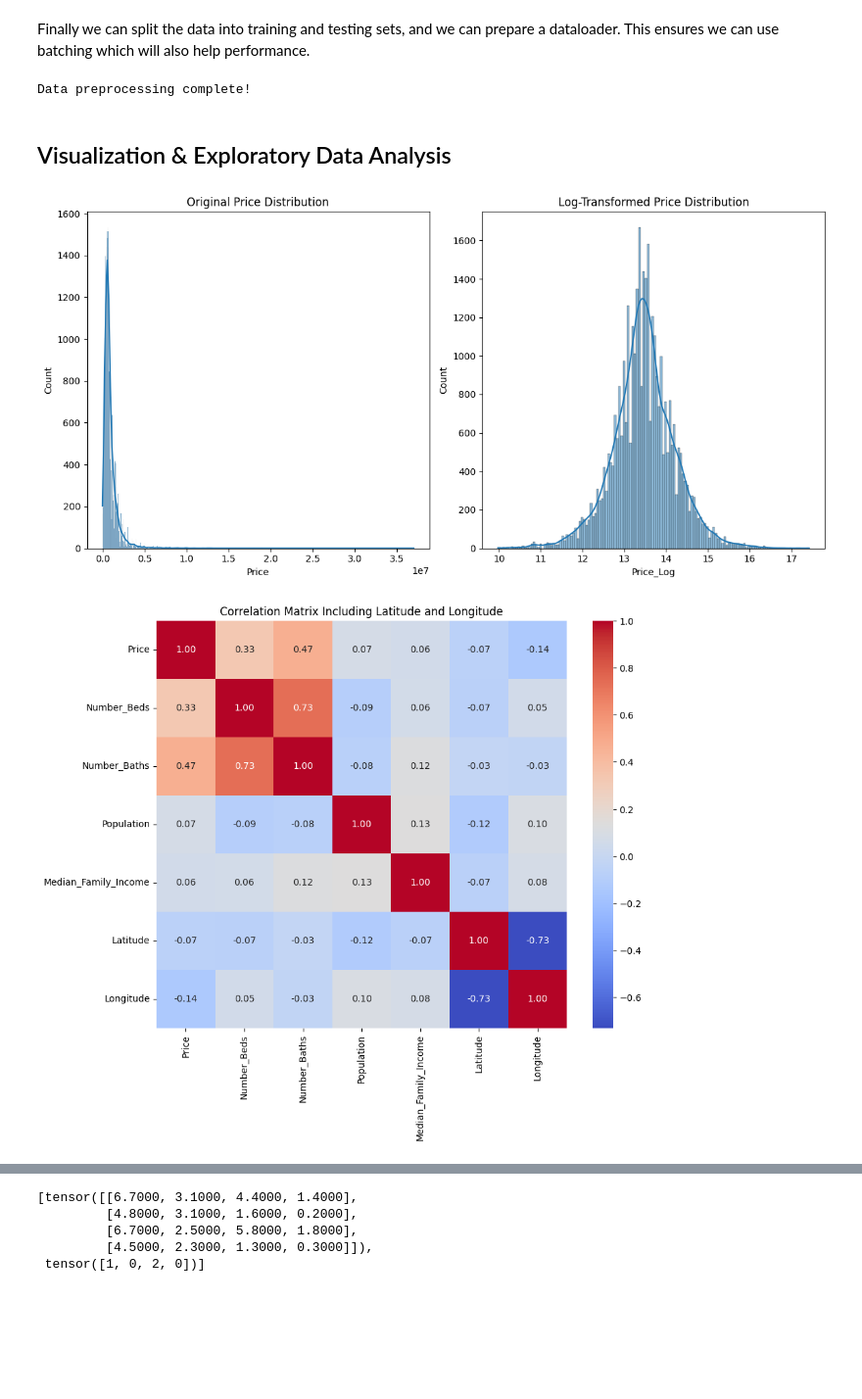
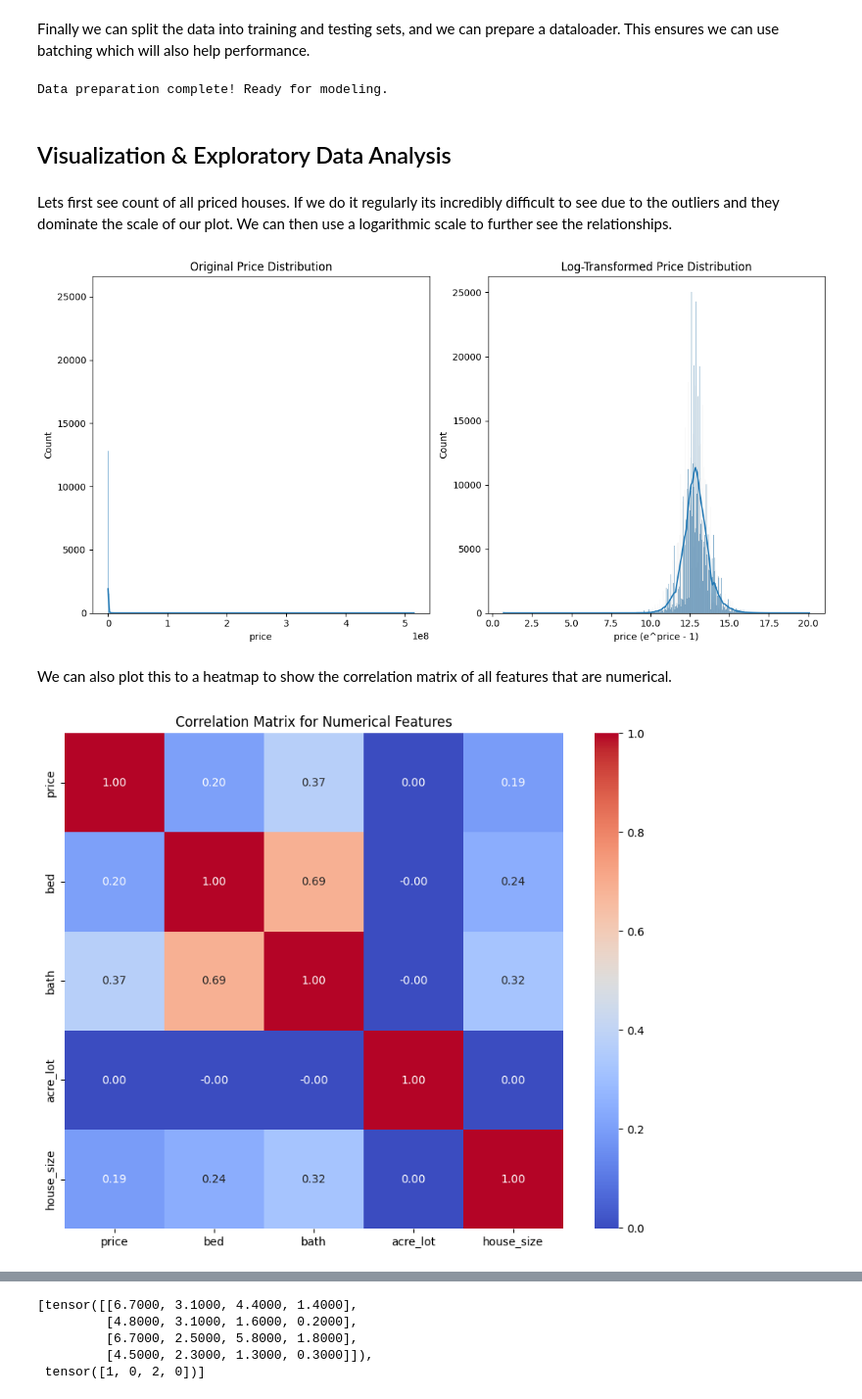
Before and after one commit to sandeepv6/house-prediction-tool, a Jupyter notebook: model/my_model.ipynb, the cells around one changed output, grey strips where cells are left out. Shown at 98% size. Drawn from its saved outputs; the diff is of its cells as text; code cells hidden in the pictures; blank space fills up the shorter version.

Commit message:
Changed dataset and visualizatiom

```diff
--- a/model/my_model.ipynb
+++ b/model/my_model.ipynb
@@ -69,0 +95,4 @@ df = df.drop(columns=['Address'])
+# %%
+df = df.drop_duplicates()
+df = df.reset_index(drop=True)
+print(df)
@@ -70,7 +117,12 @@ df = df.drop(columns=['Address'])
 # %% [markdown]
 Then we can start to encode any categorical values to unique numerical values. This includes province, and city categories.
 # %%
-city_mapping = {city: idx for idx, city in enumerate(df['City'].unique())}
-province_mapping = {province: idx for idx, province in enumerate(df['Province'].unique())}
-df['City'] = df['City'].map(city_mapping)
-df['Province'] = df['Province'].map(province_mapping)
+# Integer encoding all categorical variables
+city_mapping = {city: idx for idx, city in enumerate(df['city'].unique())}
+state_mapping = {state: idx for idx, state in enumerate(df['state'].unique())}
+zip_mapping = {zipp: idx for idx, zipp in enumerate(df['zip_code'].unique())}
+df['city'] = df['city'].map(city_mapping)
+df['state'] = df['state'].map(state_mapping)
+df['zip_code'] = df['zip_code'].map(zip_mapping)
+
+print(df)
@@ -77,3 +146,10 @@ df['Province'] = df['Province'].map(province_mapping)
+# %%
+#Normalize numerical features
+numerical_features = ['acre_lot', 'house_size']
+feature_mean = df[numerical_features].mean()
+feature_std = df[numerical_features].std()
+
+df[numerical_features] = (df[numerical_features] - feature_mean) / feature_std
 # %% [markdown]
 Now we need to seperate features as well as targets in order to utilize PyTorch. So we complete the following:
 # %%
@@ -96,55 +166,58 @@ dataset = TensorDataset(X_tensor, y_tensor)
 # %% [markdown]
 Finally we can split the data into training and testing sets, and we can prepare a dataloader. This ensures we can use batching which will also help performance.
 # %%
-# Split into train and test datasets
+# Split into training and testing sets
 train_size = int(0.8 * len(dataset))
 test_size = len(dataset) - train_size
 train_dataset, test_dataset = random_split(dataset, [train_size, test_size])
 
-# Create DataLoaders for batching
 train_loader = DataLoader(train_dataset, batch_size=32, shuffle=True)
 test_loader = DataLoader(test_dataset, batch_size=32, shuffle=False)
 
-print("Data preprocessing complete!")
+print("Data preparation complete! Ready for modeling.")
 # %% [output]
-Data preprocessing complete!
+Data preparation complete! Ready for modeling.
 # %% [markdown]
 ## Visualization & Exploratory Data Analysis
+# %% [markdown]
+Lets first see count of all priced houses. If we do it regularly its incredibly difficult to see due to the outliers and they dominate the scale of our plot. We can then use a logarithmic scale to further see the relationships.
 # %%
 import numpy as np
 import matplotlib.pyplot as plt
 import seaborn as sns
 
 # Apply log transformation to Price
-df['Price_Log'] = np.log1p(df['Price'])  # log1p handles log(1 + x), avoiding log(0)
+temp = np.log1p(df['price'])  # log1p handles log(1 + x), avoiding log(0)
 
 # Visualize the original and transformed distributions
 plt.figure(figsize=(12, 6))
 
 # Original Price Distribution
 plt.subplot(1, 2, 1)
-sns.histplot(df['Price'], kde=True)
+sns.histplot(df['price'], kde=True)
 plt.title('Original Price Distribution')
 
 # Log-Transformed Price Distribution
 plt.subplot(1, 2, 2)
-sns.histplot(df['Price_Log'], kde=True)
+sns.histplot(temp, kde=True)
 plt.title('Log-Transformed Price Distribution')
+plt.xlabel("price (e^price - 1)")
 
 plt.tight_layout()
 plt.show()
 # %% [output]
-[figure, old version]
+[figure, new version]
+# %% [markdown]
+We can also plot this to a heatmap to show the correlation matrix of all features that are numerical.
 # %%
-corr_columns = ['Price', 'Number_Beds', 'Number_Baths', 'Population',
-                'Median_Family_Income', 'Latitude', 'Longitude']
-
+# Compute the correlation matrix
+corr_columns = ['price', 'bed', 'bath', 'acre_lot', 'house_size']
 corr_matrix = df[corr_columns].corr()
 
 # Plot the heatmap
 plt.figure(figsize=(10, 8))
 sns.heatmap(corr_matrix, annot=True, cmap="coolwarm", fmt=".2f")
-plt.title('Correlation Matrix Including Latitude and Longitude')
+plt.title('Correlation Matrix for Numerical Features')
 plt.show()
 # %% [output]
-[figure, old version]
+[figure, new version]
```
Also changed, not shown: parts of 17 cells of this notebook.
